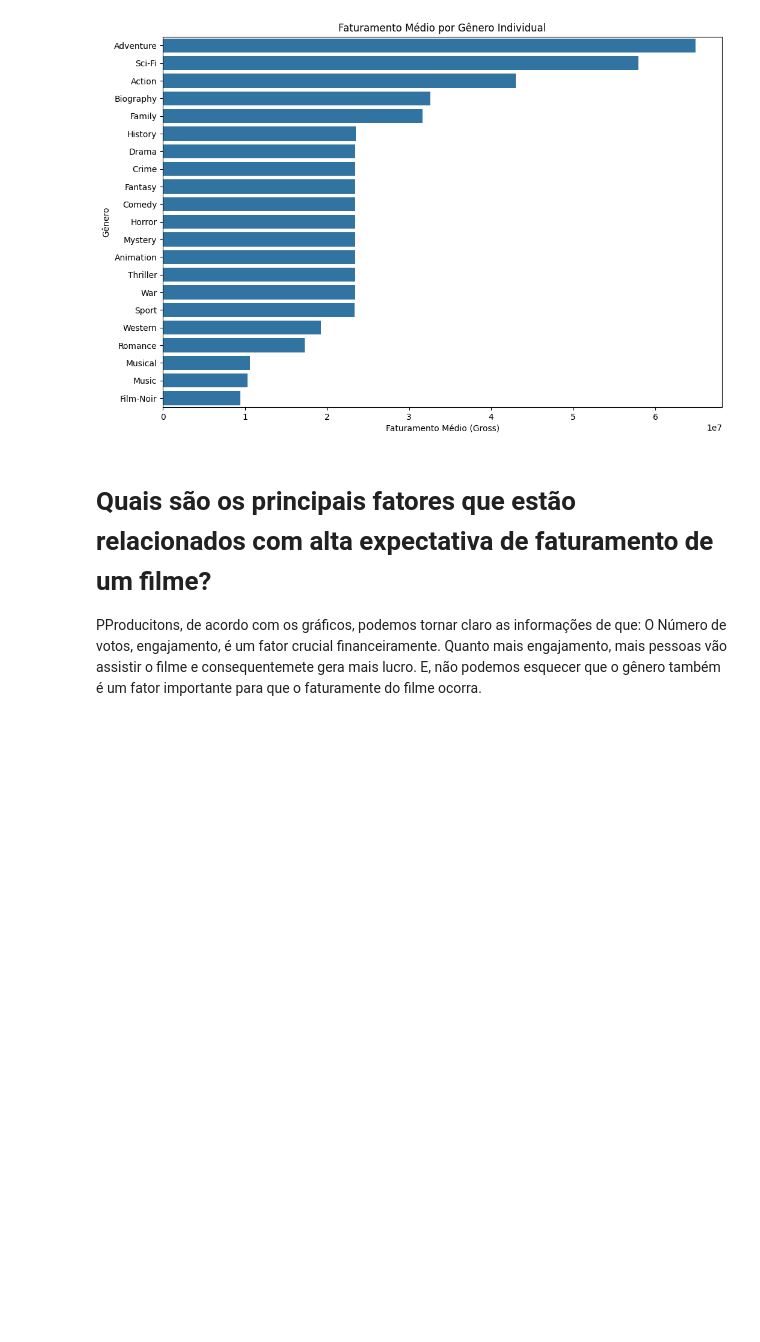
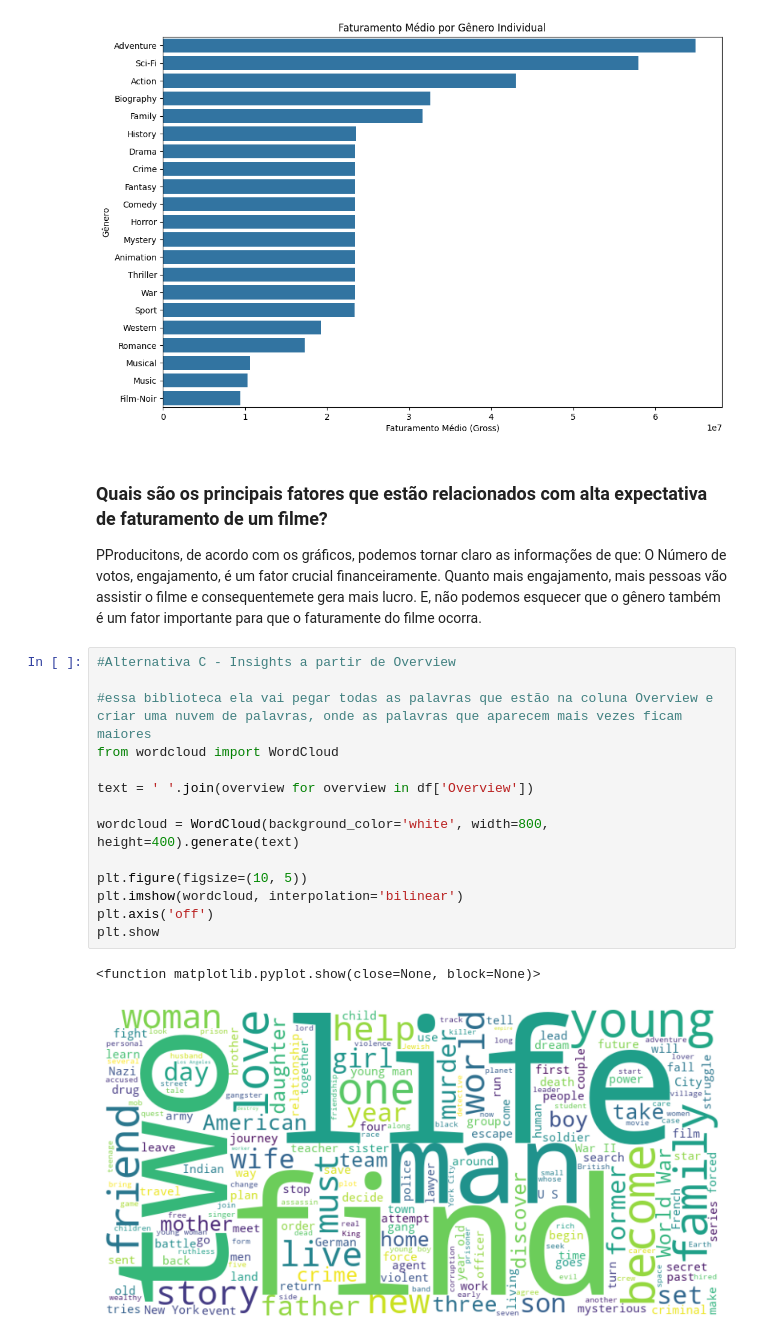
Before and after one commit to luis-henri/desafio-lighthouse-ciencia-dados, a Jupyter notebook: notebooks/analise_exploratoria.ipynb, the cells around one changed output. Cells and saved outputs as stored; diff of their text form; blank space fills up the shorter version.

Commit message:
feat/insights da coluna overview

```diff
--- a/notebooks/analise_exploratoria.ipynb
+++ b/notebooks/analise_exploratoria.ipynb
@@ -238,6 +238,23 @@ plt.show()
 # %% [output]
 [figure]
 # %% [markdown]
-# Quais são os principais fatores que estão relacionados com alta expectativa de faturamento de um filme?
+### Quais são os principais fatores que estão relacionados com alta expectativa de faturamento de um filme?
 PProducitons, de acordo com os gráficos, podemos tornar claro as informações de que: O Número de votos, engajamento, é um fator crucial financeiramente. Quanto mais engajamento, mais pessoas vão assistir o filme e consequentemete gera mais lucro.
 E, não podemos esquecer que o gênero também é um fator importante para que o faturamente do filme ocorra.
+# %%
+#Alternativa C - Insights a partir de Overview
+
+#essa biblioteca ela vai pegar todas as palavras que estão na coluna Overview e criar uma nuvem de palavras, onde as palavras que aparecem mais vezes ficam maiores
+from wordcloud import WordCloud
+
+text = ' '.join(overview for overview in df['Overview'])
+
+wordcloud = WordCloud(background_color='white', width=800, height=400).generate(text)
+
+plt.figure(figsize=(10, 5))
+plt.imshow(wordcloud, interpolation='bilinear')
+plt.axis('off')
+plt.show
+# %% [output]
+<function matplotlib.pyplot.show(close=None, block=None)>
+[figure, added]
```
Also changed, not shown: parts of 2 cells of this notebook.
